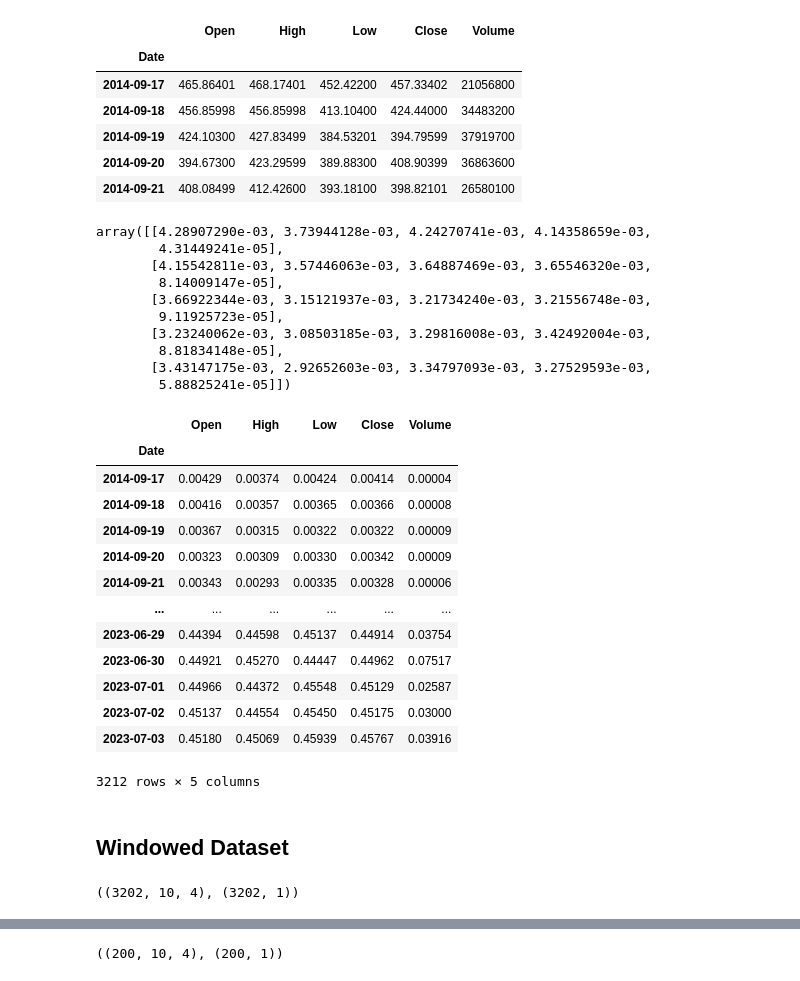
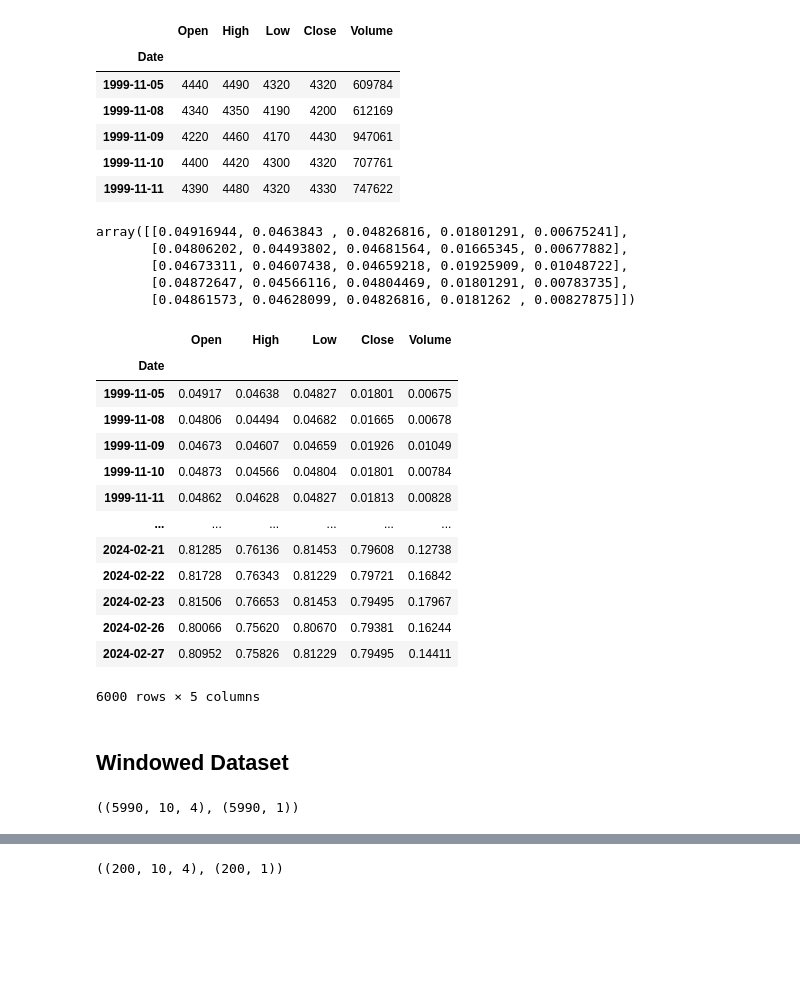
Before and after one commit to teddylee777/pytorch-tutorial, a Jupyter notebook: 23-LSTM-many-to-many-conv1d-use-features.ipynb, the cells around one changed output, grey strips where cells are left out. Saved outputs shown, nothing was run; the diff lists cells and outputs as text; code cells hidden in the pictures; blank space fills up the shorter version.

```diff
--- a/23-LSTM-many-to-many-conv1d-use-features.ipynb
+++ b/23-LSTM-many-to-many-conv1d-use-features.ipynb
@@ -44,52 +56,48 @@ seed_everything(SEED)
 # %%
 import FinanceDataReader as fdr
 
-df = fdr.DataReader('BTC/USD')
-df = df.drop('Adj Close', axis=1)
+# 삼성전자 주가 데이터 로드
+df = fdr.DataReader("005930")
+df = df.drop("Change", axis=1)
 df.head()
 # %% [output]
 |  | Open | High | Low | Close | Volume |
 | Date |  |  |  |  |  |
-| 2014-09-17 | 465.86401 | 468.17401 | 452.42200 | 457.33402 | 21056800 |
-| 2014-09-18 | 456.85998 | 456.85998 | 413.10400 | 424.44000 | 34483200 |
-| 2014-09-19 | 424.10300 | 427.83499 | 384.53201 | 394.79599 | 37919700 |
-| 2014-09-20 | 394.67300 | 423.29599 | 389.88300 | 408.90399 | 36863600 |
-| 2014-09-21 | 408.08499 | 412.42600 | 393.18100 | 398.82101 | 26580100 |
+| 1999-11-05 | 4440 | 4490 | 4320 | 4320 | 609784 |
+| 1999-11-08 | 4340 | 4350 | 4190 | 4200 | 612169 |
+| 1999-11-09 | 4220 | 4460 | 4170 | 4430 | 947061 |
+| 1999-11-10 | 4400 | 4420 | 4300 | 4320 | 707761 |
+| 1999-11-11 | 4390 | 4480 | 4320 | 4330 | 747622 |
 # %%
 from sklearn.preprocessing import MinMaxScaler
 
 scaler = MinMaxScaler()
-series = scaler.fit_transform(df)
-series[:5]
+scaled = scaler.fit_transform(df)
+scaled[:5]
 # %% [output]
-array([[4.28907290e-03, 3.73944128e-03, 4.24270741e-03, 4.14358659e-03,
-        4.31449241e-05],
-       [4.15542811e-03, 3.57446063e-03, 3.64887469e-03, 3.65546320e-03,
-        8.14009147e-05],
-       [3.66922344e-03, 3.15121937e-03, 3.21734240e-03, 3.21556748e-03,
-        9.11925723e-05],
-       [3.23240062e-03, 3.08503185e-03, 3.29816008e-03, 3.42492004e-03,
-        8.81834148e-05],
-       [3.43147175e-03, 2.92652603e-03, 3.34797093e-03, 3.27529593e-03,
-        5.88825241e-05]])
+array([[0.04916944, 0.0463843 , 0.04826816, 0.01801291, 0.00675241],
+       [0.04806202, 0.04493802, 0.04681564, 0.01665345, 0.00677882],
+       [0.04673311, 0.04607438, 0.04659218, 0.01925909, 0.01048722],
+       [0.04872647, 0.04566116, 0.04804469, 0.01801291, 0.00783735],
+       [0.04861573, 0.04628099, 0.04826816, 0.0181262 , 0.00827875]])
 # %%
-series_df = pd.DataFrame(series, index=df.index, columns=df.columns)
-series_df
+scaled_df = pd.DataFrame(scaled, index=df.index, columns=df.columns)
+scaled_df
 # %% [output]
 |  | Open | High | Low | Close | Volume |
 | Date |  |  |  |  |  |
-| 2014-09-17 | 0.00429 | 0.00374 | 0.00424 | 0.00414 | 0.00004 |
-| 2014-09-18 | 0.00416 | 0.00357 | 0.00365 | 0.00366 | 0.00008 |
-| 2014-09-19 | 0.00367 | 0.00315 | 0.00322 | 0.00322 | 0.00009 |
-| 2014-09-20 | 0.00323 | 0.00309 | 0.00330 | 0.00342 | 0.00009 |
-| 2014-09-21 | 0.00343 | 0.00293 | 0.00335 | 0.00328 | 0.00006 |
+| 1999-11-05 | 0.04917 | 0.04638 | 0.04827 | 0.01801 | 0.00675 |
+| 1999-11-08 | 0.04806 | 0.04494 | 0.04682 | 0.01665 | 0.00678 |
+| 1999-11-09 | 0.04673 | 0.04607 | 0.04659 | 0.01926 | 0.01049 |
+| 1999-11-10 | 0.04873 | 0.04566 | 0.04804 | 0.01801 | 0.00784 |
+| 1999-11-11 | 0.04862 | 0.04628 | 0.04827 | 0.01813 | 0.00828 |
 | ... | ... | ... | ... | ... | ... |
-| 2023-06-29 | 0.44394 | 0.44598 | 0.45137 | 0.44914 | 0.03754 |
-| 2023-06-30 | 0.44921 | 0.45270 | 0.44447 | 0.44962 | 0.07517 |
-| 2023-07-01 | 0.44966 | 0.44372 | 0.45548 | 0.45129 | 0.02587 |
-| 2023-07-02 | 0.45137 | 0.44554 | 0.45450 | 0.45175 | 0.03000 |
-| 2023-07-03 | 0.45180 | 0.45069 | 0.45939 | 0.45767 | 0.03916 |
+| 2024-02-21 | 0.81285 | 0.76136 | 0.81453 | 0.79608 | 0.12738 |
+| 2024-02-22 | 0.81728 | 0.76343 | 0.81229 | 0.79721 | 0.16842 |
+| 2024-02-23 | 0.81506 | 0.76653 | 0.81453 | 0.79495 | 0.17967 |
+| 2024-02-26 | 0.80066 | 0.75620 | 0.80670 | 0.79381 | 0.16244 |
+| 2024-02-27 | 0.80952 | 0.75826 | 0.81229 | 0.79495 | 0.14411 |
-3212 rows × 5 columns
+6000 rows × 5 columns
 # %% [markdown]
 ## Windowed Dataset
 # %%
@@ -106,10 +118,10 @@ def make_dataset(series, target, window_size=WINDOW_SIZE, n_predictions=N_PREDIC
     return np.array(Xs), np.array(Ys)
 # %%
 # 데이터셋 생성
-Xs, Ys = make_dataset(series_df, 'Close')
+Xs, Ys = make_dataset(scaled_df, "Close")
 Xs.shape, Ys.shape
 # %% [output]
-((3202, 10, 4), (3202, 1))
+((5990, 10, 4), (5990, 1))
 # %%
 n_splits = 200
 
```
Also changed, not shown: parts of 21 cells of this notebook.
